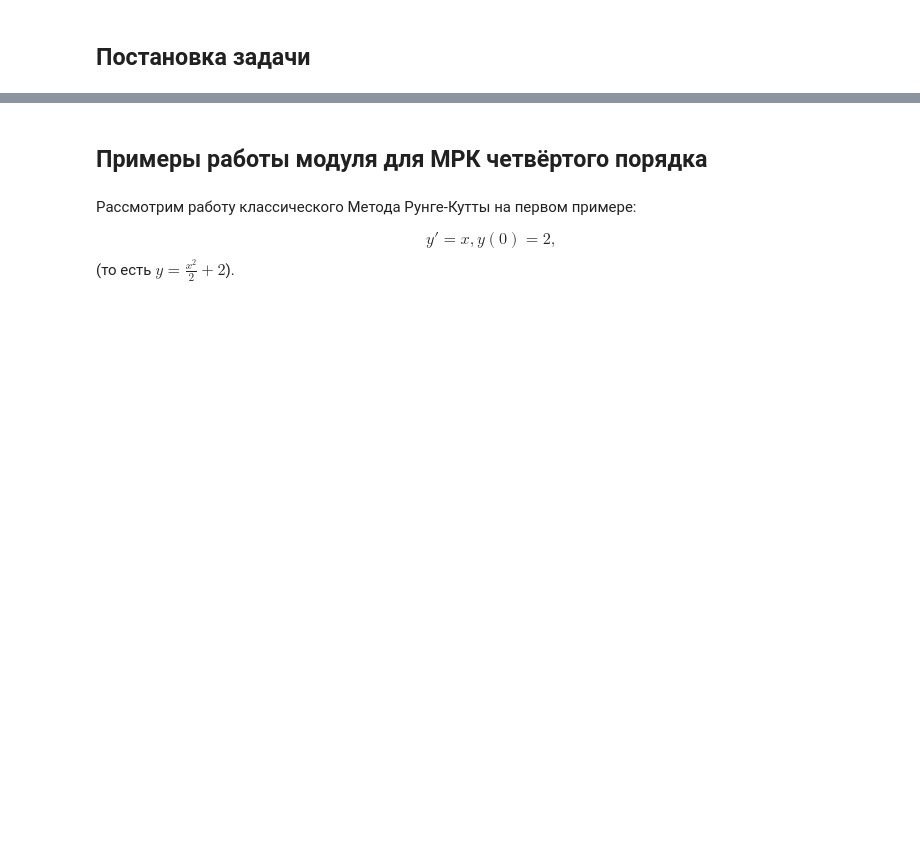
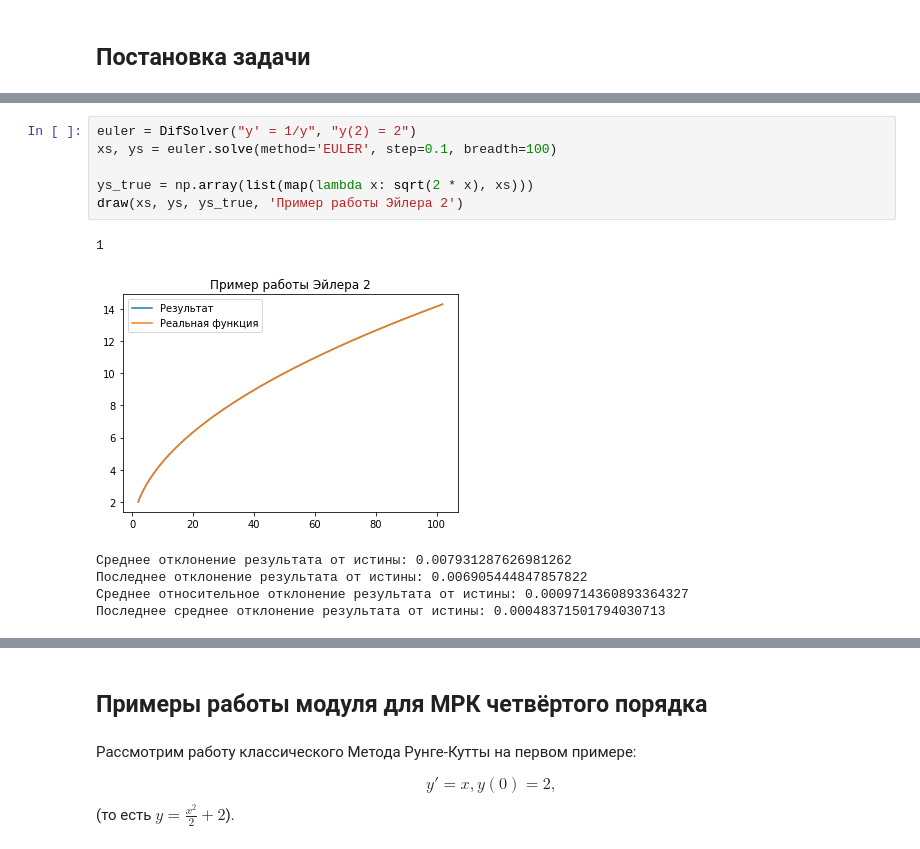
Before and after one commit to matveevk/Differential-Equations-Solver, a Jupyter notebook: runge_kutta_research.ipynb, the cells around one changed output, grey strips where cells are left out. Cells and saved outputs as stored; diff of their text form; blank space fills up the shorter version.

```diff
--- a/runge_kutta_research.ipynb
+++ b/runge_kutta_research.ipynb
@@ -27,0 +64,13 @@ $$y'(x) = f(x, y),$$
+# %%
+euler = DifSolver("y' = 1/y", "y(2) = 2")
+xs, ys = euler.solve(method='EULER', step=0.1, breadth=100)
+
+ys_true = np.array(list(map(lambda x: sqrt(2 * x), xs)))
+draw(xs, ys, ys_true, 'Пример работы Эйлера 2')
+# %% [output]
+1
+[figure, added]
+Среднее отклонение результата от истины: 0.007931287626981262
+Последнее отклонение результата от истины: 0.006905444847857822
+Среднее относительное отклонение результата от истины: 0.0009714360893364327
+Последнее среднее отклонение результата от истины: 0.00048371501794030713
```
Also changed, not shown: parts of 27 cells of this notebook.
